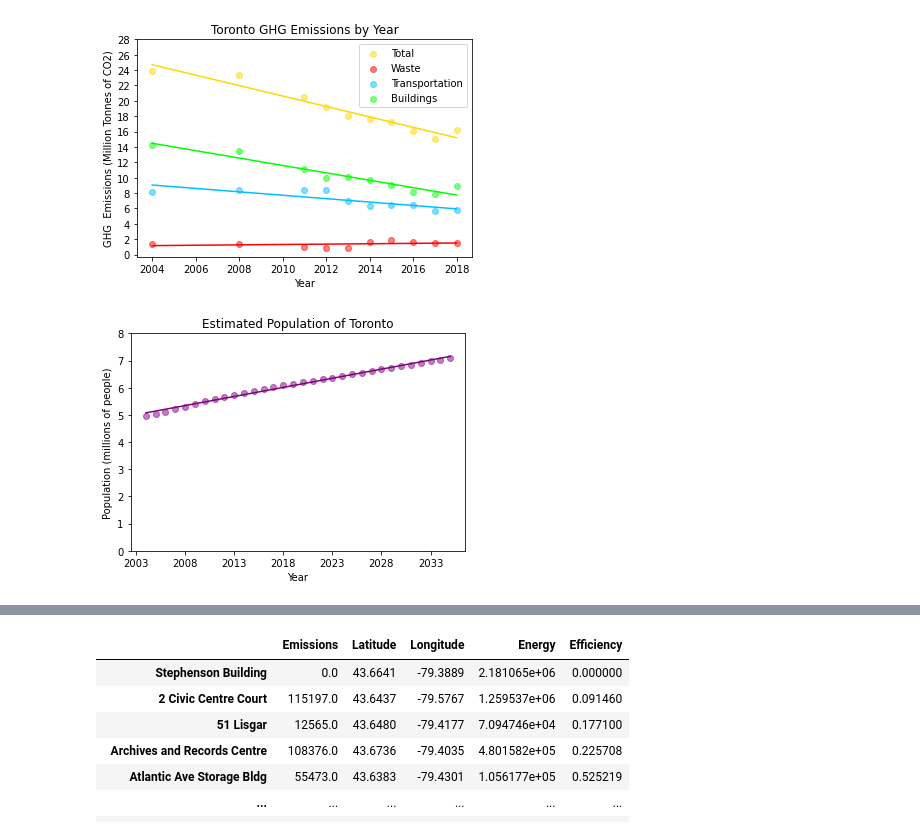
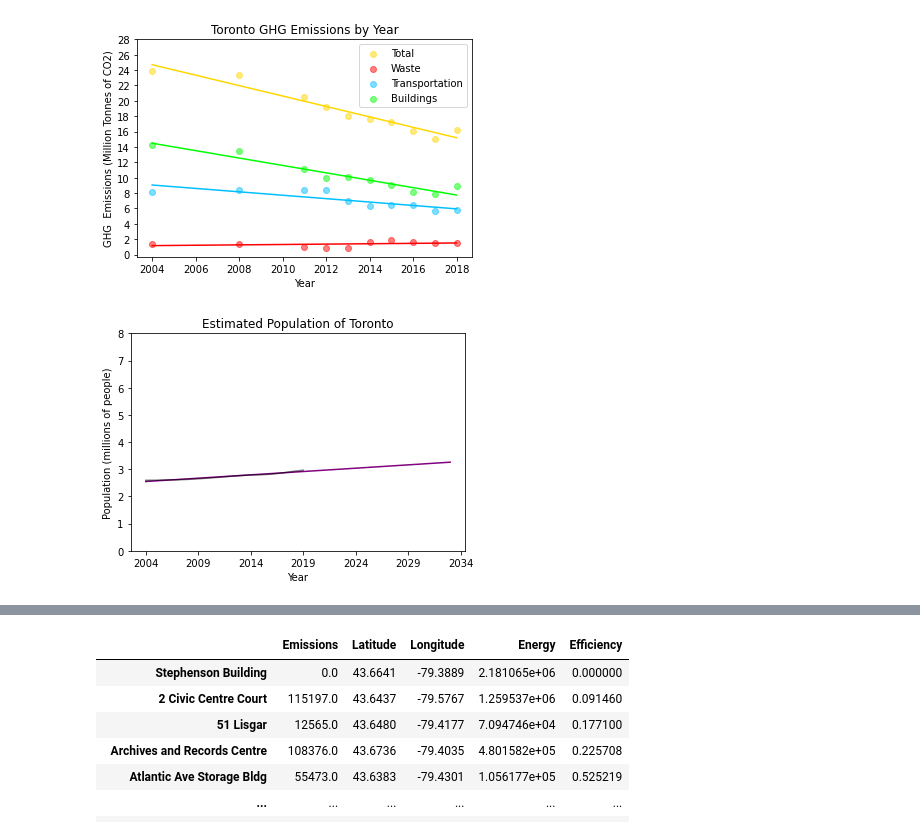
Before and after one commit to SAP-Team-Fruchsia-Fungi/Renewable-Energy-And-Climate, a Jupyter notebook: Renewable Energy.ipynb, the cells around one changed output, grey strips where cells are left out. Cells and saved outputs as stored; diff of their text form; code cells hidden in the pictures.

Commit message:
Made more graphs
-Emissions per capita, population
-Minor edits, such as making graph line instead of scatter

```diff
--- a/Renewable Energy.ipynb
+++ b/Renewable Energy.ipynb
@@ -42,7 +42,7 @@ for i in range(len(data) - 1):
     x = np.array(data[4]).flatten()
     y = np.array(data[i]).flatten()
     m, b = np.polyfit(x, y, 1)
-    plt.plot(x, m*x + b, color=color[i])
+    plt.plot(x, func(m,x,b), color=color[i])
 
 #Draws Graph
 plt.title('Toronto GHG Emissions by Year')
@@ -57,35 +57,40 @@ plt.show()
 # %%
 #This cell graphs population vs time
 #Source: www.macrotrends.net, from UN world population aspects
 import csv, pandas as pd, numpy as np, matplotlib.pyplot as plt
 from collections import defaultdict
 
 pop = []
 year2 = []
+trend = []
+l = []
 
-with open('data/Toronto Population.csv', encoding='utf-8') as f:
+with open('data/Population.csv', encoding='utf-8') as f:
     csv_reader = csv.DictReader(f)
 
     #Stores data in arrays
     for line in csv_reader:
-        date = int(line['date'][0:4])
+        date = int(line['label'])
         if date >= 2004:
-            year2.append(date)
-            pop.append(float(line['Population'])/1000000)
+            year2.insert(0, date)
+            pop.insert(0, float(line['Total Population'])/1000000)
 
 #Line of best fit
 x = np.array(year2)
 y = np.array(pop)
 m, b = np.polyfit(x, y, 1)
-plt.plot(x, m*x + b, color="Purple")
+for i in range(30):
+    trend.append(func(m,(2004 + i),b))
+    l.append(2004 + i)
+plt.plot(l, trend, "Purple")
 
 #Draws graph
-plt.scatter(year2, pop, c="Purple", alpha=0.5)
+plt.plot(year2, pop, c="Black", alpha=0.5)
 plt.title('Estimated Population of Toronto')
 plt.xlabel('Year')
 plt.ylabel('Population (millions of people)')
-plt.xticks(np.arange(2003, 2037, 5))
+plt.xticks(np.arange(2004, 2037, 5))
 plt.yticks(np.arange(0, 9, 1))
 plt.show()
 # %% [output]
-[figure, old version]
+[figure, new version]
```
Also changed, not shown: parts of 4 cells of this notebook, 3 other files.
